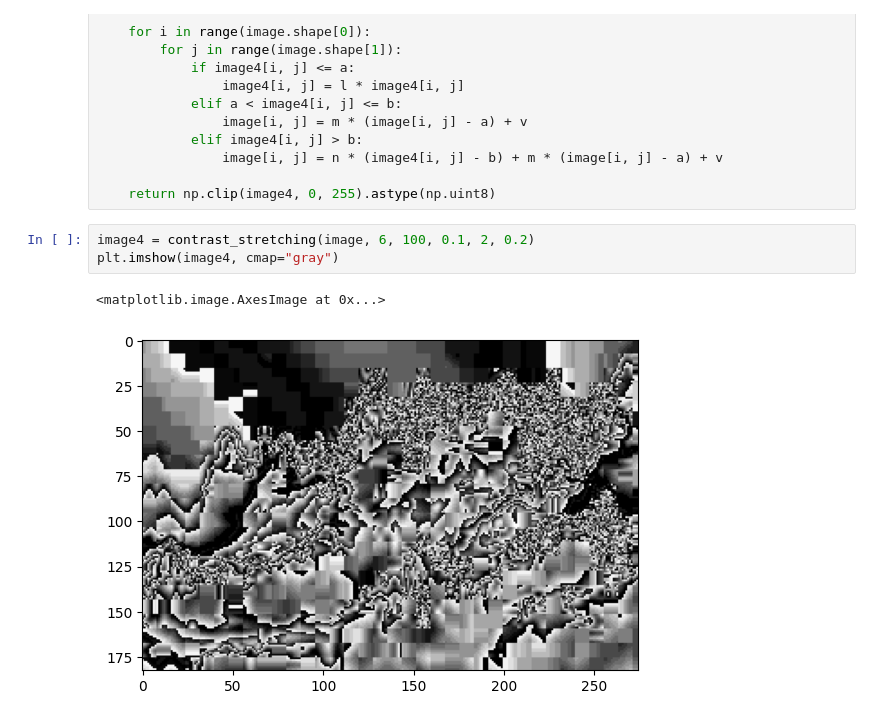
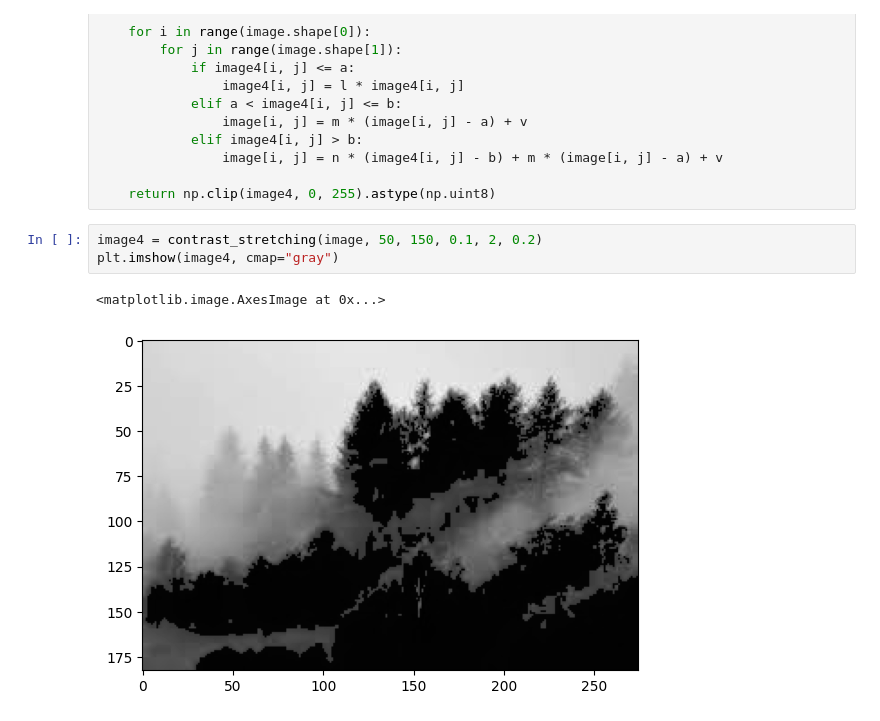
Before and after one commit to parthgala1/IP, a Jupyter notebook: Experiment1/Experiment 1.ipynb, the cells around one changed output. Saved outputs shown, nothing was run; the diff lists cells and outputs as text.

```diff
--- a/Experiment1/Experiment 1.ipynb
+++ b/Experiment1/Experiment 1.ipynb
@@ -150,8 +150,8 @@ def contrast_stretching(image, a, b, l, m, n):
 
     return np.clip(image4, 0, 255).astype(np.uint8)
 # %%
-image4 = contrast_stretching(image, 6, 100, 0.1, 2, 0.2)
+image4 = contrast_stretching(image, 50, 150, 0.1, 2, 0.2)
 plt.imshow(image4, cmap="gray")
 # %% [output]
 <matplotlib.image.AxesImage at 0x...>
-[figure, old version]
+[figure, new version]
```
Also changed, not shown: 3 other files.
